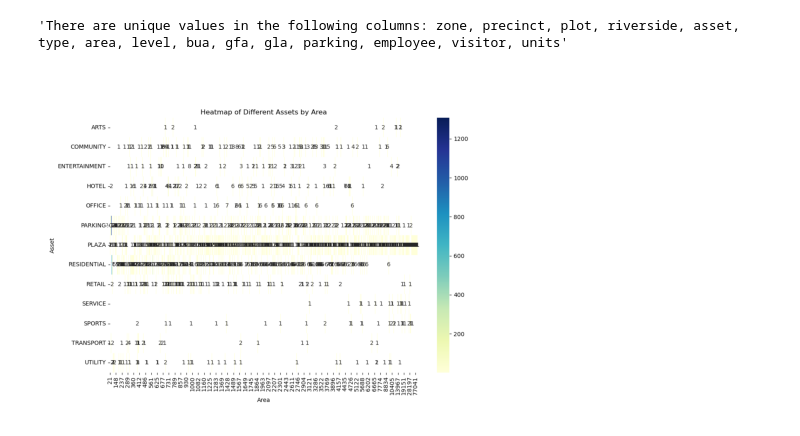
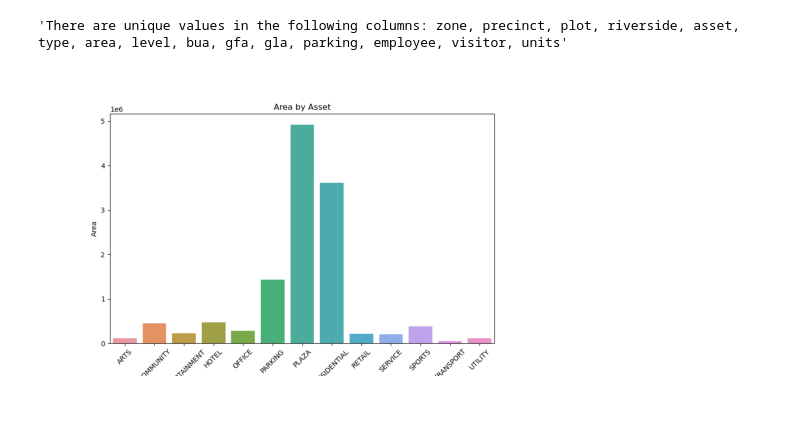
Before and after one commit to hramzan01/project_zero, a Jupyter notebook: nb_pandas_ai.ipynb, the cells around one changed output. Cells and saved outputs as stored; diff of their text form; code cells hidden in the pictures.

```diff
--- a/nb_pandas_ai.ipynb
+++ b/nb_pandas_ai.ipynb
@@ -49,8 +53,8 @@ data.chat('is there anything uniques about this dataset')
 # %% [output]
 'There are unique values in the following columns: zone, precinct, plot, riverside, asset, type, area, level, bua, gfa, gla, parking, employee, visitor, units'
 # %%
-data.chat('plot heatmap of different assets by area')
+data.chat('plot heatmap of different areas by asset')
 # %% [output]
-[figure, old version]
+[figure, new version]
 # %%
 data.chat('can you redo the table so all the area values are appended with a m2 at the end')
```
Also changed, not shown: parts of 3 cells of this notebook, 3 other files.
